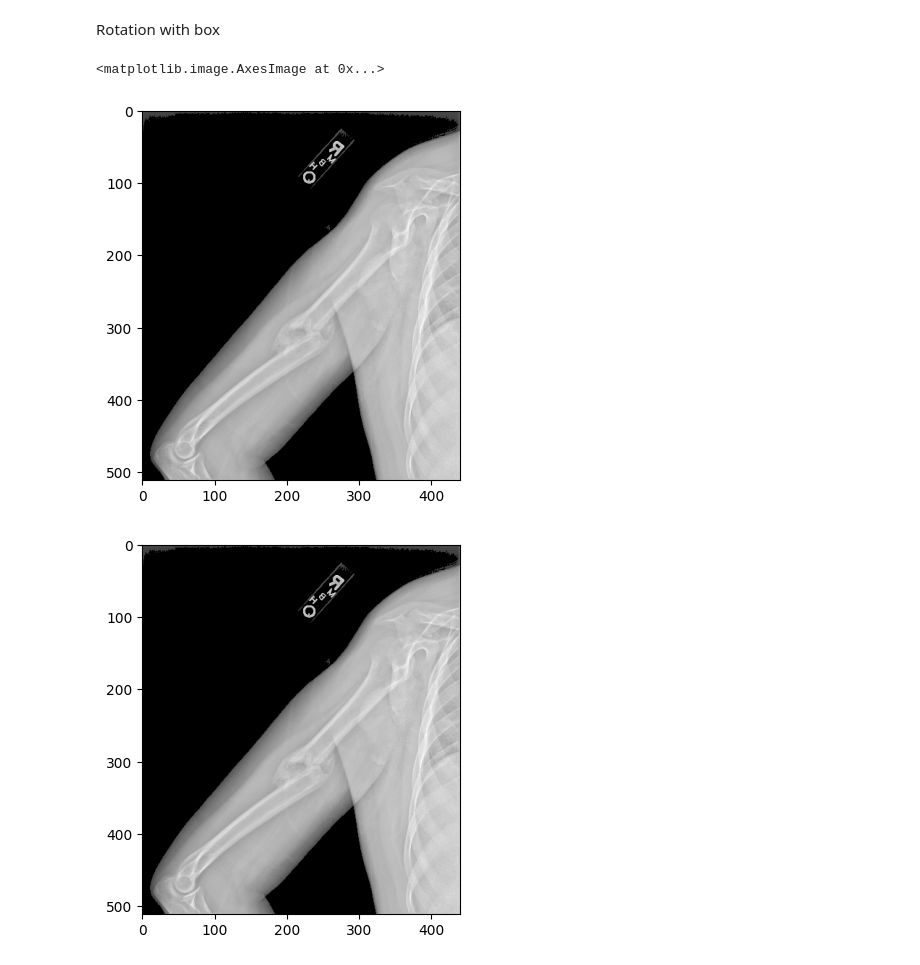
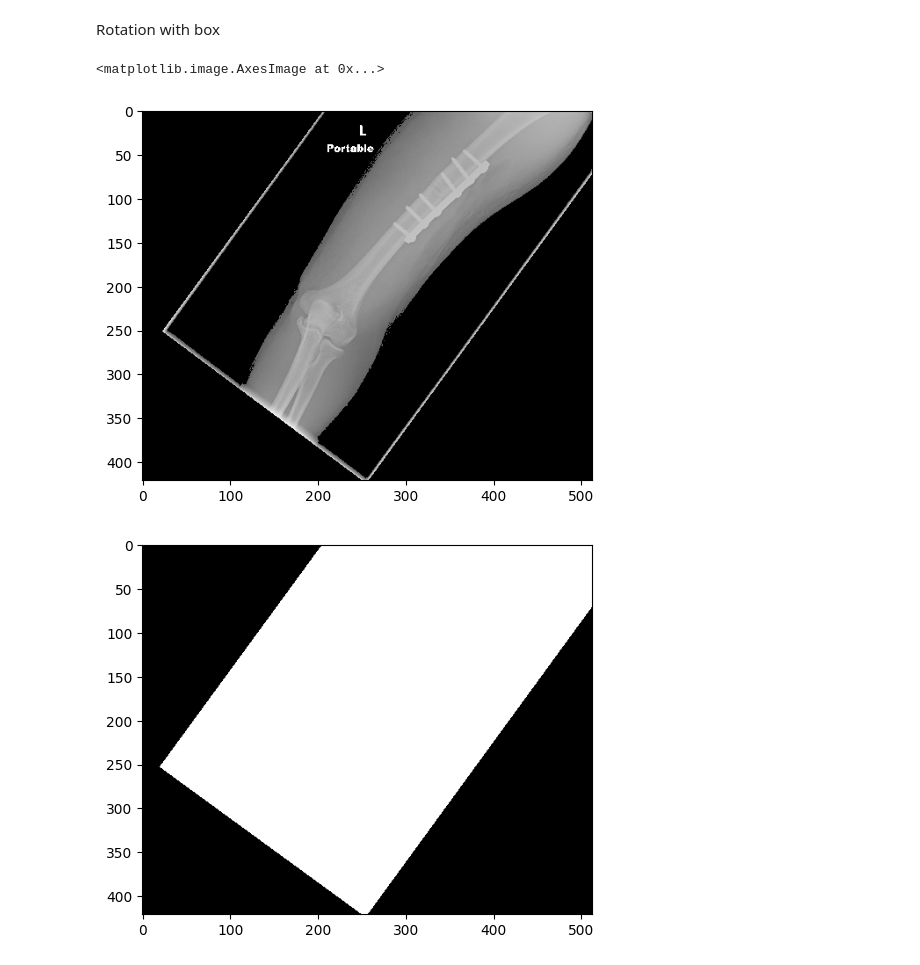
Before and after one commit to ronocara/HoughTransform_xray, a Jupyter notebook: houghT2.ipynb, the cells around one changed output. Saved outputs shown, nothing was run; the diff lists cells and outputs as text; code cells hidden in the pictures.

```diff
--- a/houghT2.ipynb
+++ b/houghT2.ipynb
@@ -29,28 +19,29 @@ import PIL
 from skimage.filters import threshold_otsu, sobel
 # %%
 # image_path = "/home/clr/Thesis/pre-processing/Humerus/MURA-v1.1-train-XR_HUMERUS-patient00246-study1_negative-image1.png"
-image_path = "/home/clr/Thesis/HoughTransform_xray/sample images/MURA-v1.1-train-XR_HUMERUS-patient02804-study1_positive-image2.png"
+# /home/clr/Thesis/HoughTransform_xray/Humerus
+image_path = "/home/clr/Thesis/HoughTransform_xray/Humerus/MURA-v1.1-valid-XR_HUMERUS-patient11700-study1_negative-image2.png"
 im_gray = np.array(Image.open(image_path).convert('L'))
 
 threshold = threshold_otsu(im_gray)
-threshold -= threshold *0.40
+# threshold -= threshold * 0.10
 bina_image = im_gray < threshold
 inverted_bina_image = np.logical_not(bina_image)
 
 # Convert the inverted binary image (numpy array) to a Pillow Image object
 inverted_binary_image = Image.fromarray(np.uint8(inverted_bina_image) * 255)
 plt.imshow(inverted_binary_image, cmap='gray')
 
 
 #removed image background after thresholding
 background_removed_image = np.zeros_like(im_gray)
 background_removed_image[inverted_bina_image]  = im_gray[inverted_bina_image]
 background_removed_image = Image.fromarray(background_removed_image)
 
 plt.imshow(background_removed_image, cmap='gray')
 # %% [output]
 <matplotlib.image.AxesImage at 0x...>
-[figure, old version]
+[figure, new version]
 # %%
 contours, _ = cv2.findContours(np.uint8(background_removed_image), cv2.RETR_EXTERNAL, cv2.CHAIN_APPROX_SIMPLE)
 
@@ -86,7 +77,7 @@ plt.imshow(mask, cmap='gray')
 # plt.imshow(image_masked, cmap='gray')
 plt.show()
 # %% [output]
-[figure, old version]
+[figure, new version]
 # %%
 edges = cv2.Canny(mask, 50, 150, apertureSize=3)
 lines_list = []
```
Also changed, not shown: parts of 4 cells of this notebook, 8 other files.
